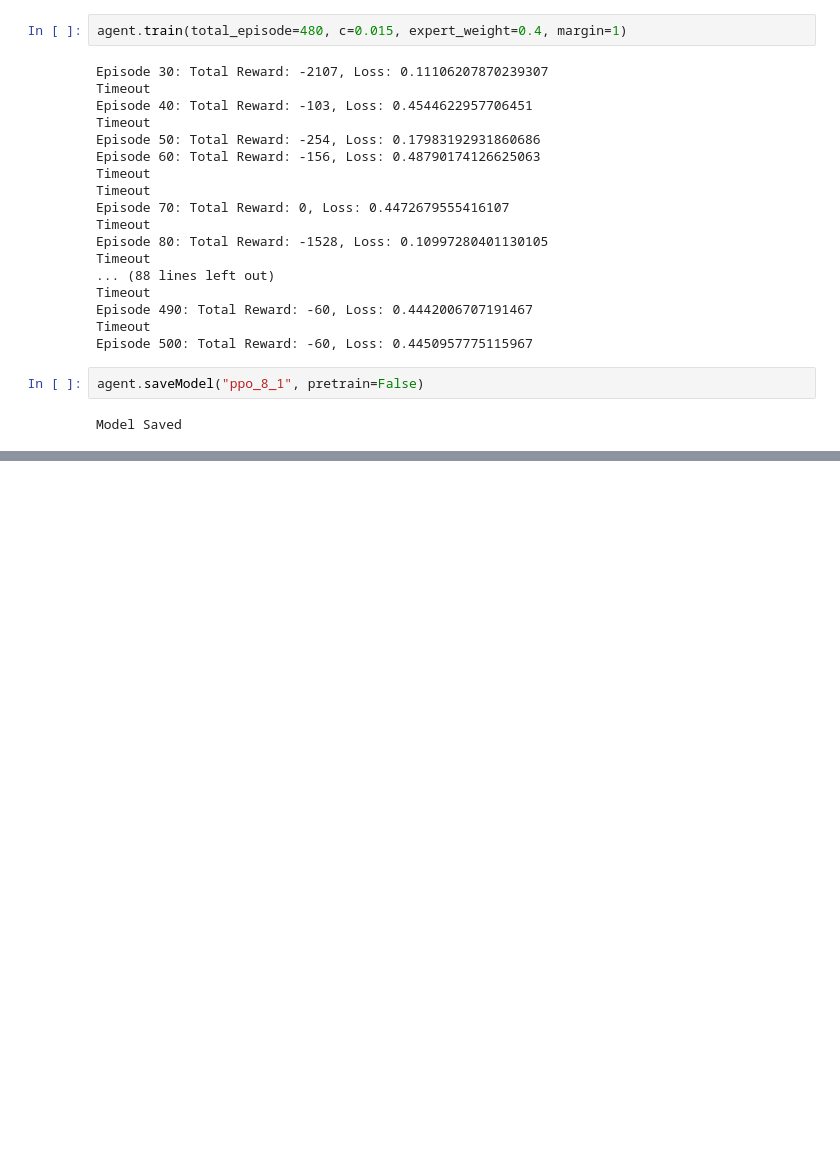
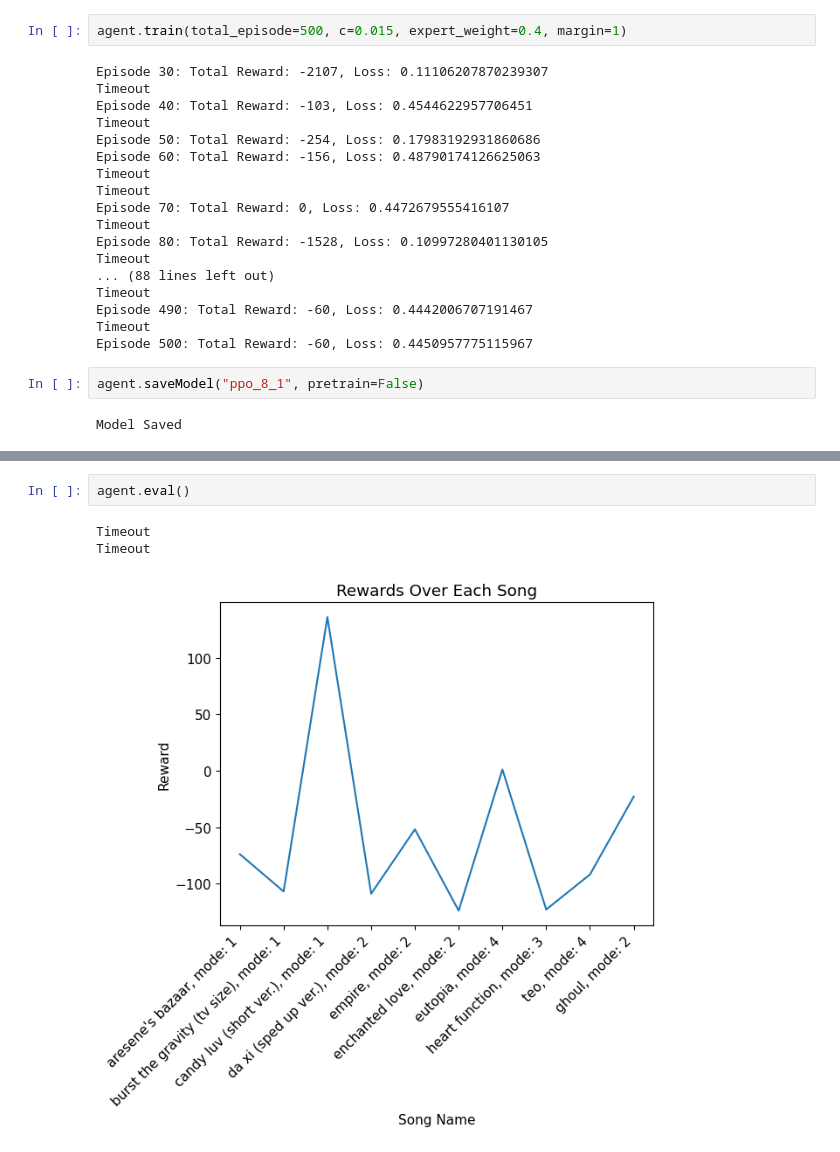
Before and after one commit to tianye-chen/Osu-mania-RL-agent, a Jupyter notebook: ppo_lstm.ipynb, the cells around one changed output, grey strips where cells are left out. Drawn from its saved outputs; the diff is of its cells as text; blank space fills up the shorter version.

```diff
--- a/ppo_lstm.ipynb
+++ b/ppo_lstm.ipynb
@@ -83,7 +96,7 @@ agent.saveModel("ppo_8_1", pretrain=True)
 # %% [output]
 Model Saved
 # %%
-agent.train(total_episode=480, c=0.015, expert_weight=0.4, margin=1)
+agent.train(total_episode=500, c=0.015, expert_weight=0.4, margin=1)
 # %% [output]
 Episode 30: Total Reward: -2107, Loss: 0.11106207870239307
 Timeout
@@ -122,0 +130,6 @@ Timeout
+# %%
+agent.eval()
+# %% [output]
+Timeout
+Timeout
+[figure, added]
```
Also changed, not shown: parts of 7 cells of this notebook, 1 other file.
